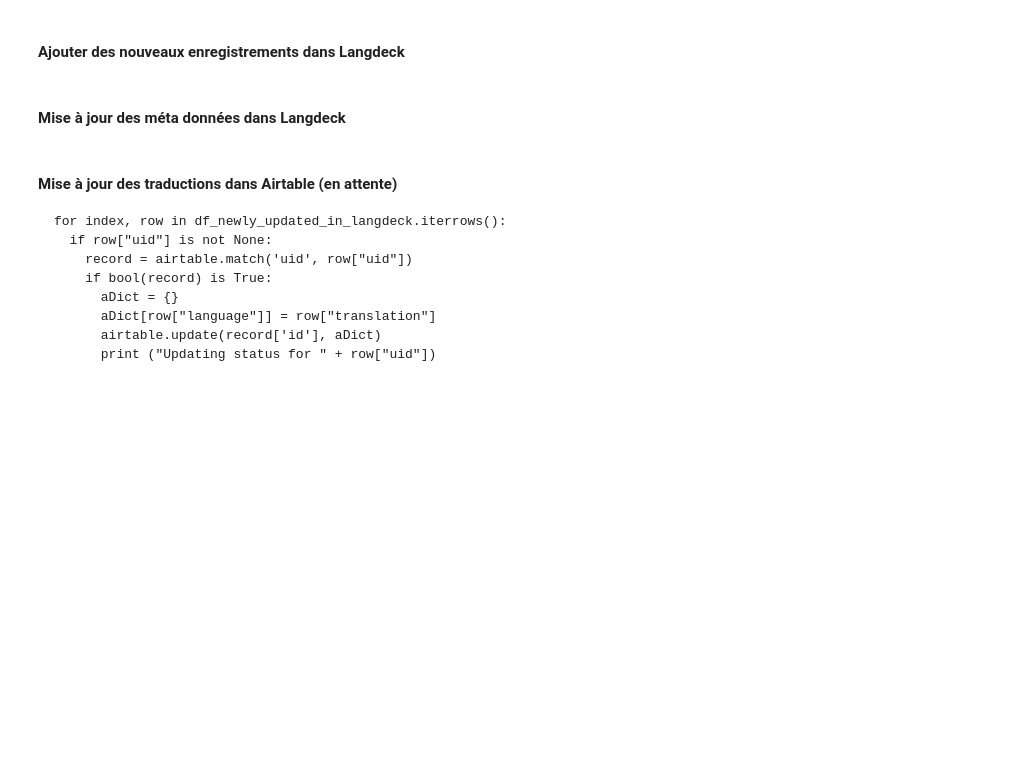
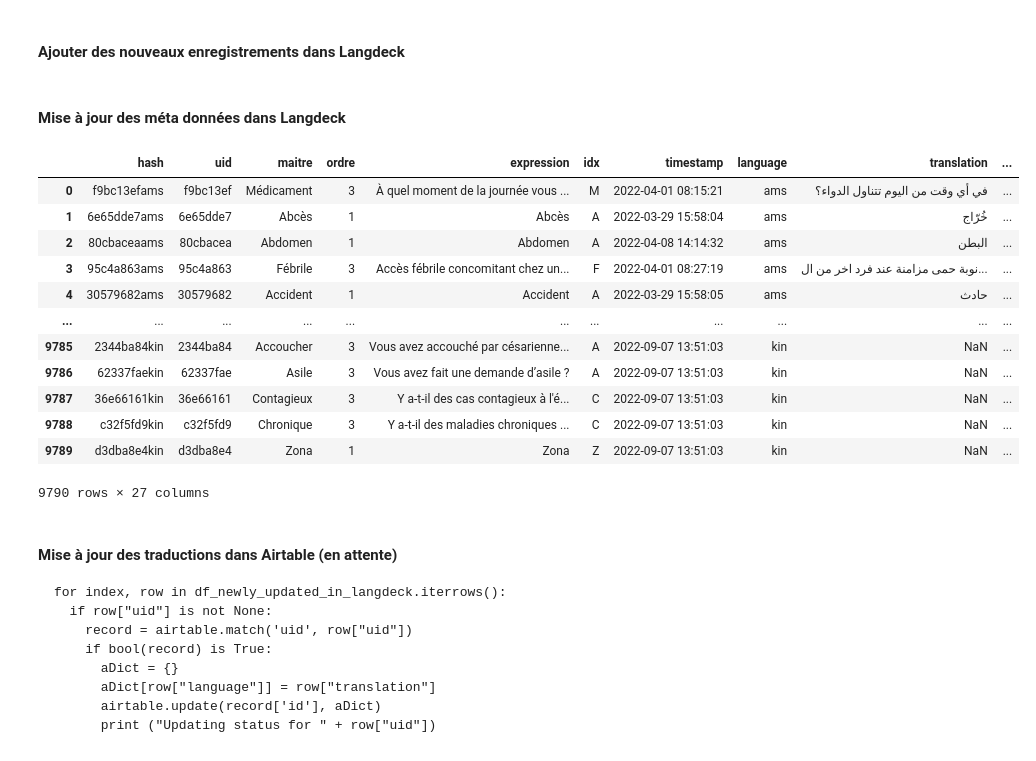
Before and after one commit to gretiere545/langdeck, a Jupyter notebook: langdeck_sync.ipynb, the cells around one changed output. Cells and saved outputs as stored; diff of their text form; code cells hidden in the pictures; blank space fills up the shorter version.

````diff
--- a/langdeck_sync.ipynb
+++ b/langdeck_sync.ipynb
@@ -87,7 +110,7 @@ dict_vendor =[
 
 dict_lang_vendor = [{"language":"ams", "iso-code":"ar", "vendor-code":["12"]},
             {"language":"rus", "iso-code":"ru", "vendor-code":["12","14"]},
-            {"language":"ukr", "iso-code":"uk", "vendor-code":["12"]},
+            {"language":"ukr", "iso-code":"uk", "vendor-code":["12","14"]},
             {"language":"rou", "iso-code":"ro", "vendor-code":["12","14"]},
             {"language":"alb", "iso-code":"sq", "vendor-code":["12"]},
             {"language":"eng", "iso-code":"en", "vendor-code":["12","14"]},
@@ -103,7 +126,11 @@ dict_lang_vendor = [{"language":"ams", "iso-code":"ar", "vendor-code":["12"]},
             {"language":"som", "iso-code":"so", "vendor-code":["12"]},
             {"language":"amh", "iso-code":"am", "vendor-code":["12"]},
             {"language":"all", "iso-code":"de", "vendor-code":["12","14"]},
-            {"language":"hun", "iso-code":"hu", "vendor-code":["12","14"]}]
+            {"language":"hun", "iso-code":"hu", "vendor-code":["12","14"]},
+            {"language":"por", "iso-code":"pt", "vendor-code":["12"]},
+            {"language":"aze", "iso-code":"az", "vendor-code":["12"]},
+            {"language":"kin", "iso-code":"rw", "vendor-code":["12"]},
+            {"language":"aze", "iso-code":"zh", "vendor-code":["12"]}]
 # %%
 from IPython.core.debugger import exception_colors
 def get_cc_config(f):
@@ -217,7 +244,13 @@ def compare_airtable_time(hash, time):
 def get_df_airtable_for_langdeck():
   df_vkat = airtable_fetch_all_records()
   df_temp = df_vkat.copy()
-  df_temp = df_temp[["uid","lemma","rank","vocabulary_unit","headword","pivot","pivot_en","alphabet","theme","timestamp","ams","eng","tur","rus","ukr","rou","hun","alb","geo","arm","dar","pst","prs","esp","pol","tig"]]
+  #df_temp = df_temp[["uid","lemma","rank","vocabulary_unit","headword","pivot","pivot_en","alphabet","theme","timestamp","ams","eng","tur","rus","ukr","rou","hun","alb","geo","arm","dar","pst","prs","esp","pol","tig"]]
+  df_temp = df_temp[["uid","lemma","rank","vocabulary_unit","headword","pivot","pivot_en","alphabet","theme","timestamp"]]
+  for iso in dict_lang_vendor:
+    df_temp[iso["language"]] = np.nan
+    print (iso["language"])
+
+
   #df_temp.rename(columns={"UID":"uid","Proposition":"expression","pivot_en":"pivot","idx_cor":"idx", "Maitre":"maitre","Ordre":"ordre","Thématique":"themes","lastModified":"timestamp"}, inplace=True)
   # https://stackoverflow.com/questions/28654047/convert-columns-into-rows-with-pandas
   df_airtable_for_langdeck = pd.melt(df_temp, id_vars=["uid", "lemma","rank","vocabulary_unit","headword","pivot","pivot_en","alphabet","timestamp","theme"],
@@ -293,16 +326,26 @@ def get_wikipedia(text, language):
   return r
 
 
-def get_larousse (text):
+def get_larousse_lst (text):
   from larousse_api import larousse
   d = larousse.get_definitions(text)
+  '''
   r = ""
   for i in d:
     i = i.replace("\t", "")
     i = i.replace(":\n", ": ")
-    '''
     r = re.compile(r'^\n')
     i = r.sub("",i)
-    '''
     r += str(i)
+  '''
   return d
+
+def get_larousse (text):
+  from larousse_api import larousse
+  vk = larousse.get_definitions(text)
+  s = ""
+  for i in vk:
+    s += i
+  if s == "":
+    s = "à renseigner"
+  return s
@@ -413,6 +463,22 @@ def f_upload_meta(hash):
   return pd.Series([r1, r2, r3, r4, r5, r6, r7, r8, r9])
 # %%
 df_langdeck[["theme_1","theme_2","theme_3","maitre","ordre","expression","idx","translation_pivot_fr","translation_pivot_en"]] = df_langdeck["hash"].apply(lambda x:f_upload_meta(x))
+# %%
+df_langdeck
+# %% [output]
+|  | hash | uid | maitre | ordre | expression | idx | timestamp | language | translation | ... |
+| 0 | f9bc13efams | f9bc13ef | Médicament | 3 | À quel moment de la journée vous ... | M | 2022-04-01 08:15:21 | ams | في أي وقت من اليوم تتناول الدواء؟ | ... |
+| 1 | 6e65dde7ams | 6e65dde7 | Abcès | 1 | Abcès | A | 2022-03-29 15:58:04 | ams | خُرّاج | ... |
+| 2 | 80cbaceaams | 80cbacea | Abdomen | 1 | Abdomen | A | 2022-04-08 14:14:32 | ams | البطن | ... |
+| 3 | 95c4a863ams | 95c4a863 | Fébrile | 3 | Accès fébrile concomitant chez un... | F | 2022-04-01 08:27:19 | ams | نوبة حمى مزامنة عند فرد اخر من ال... | ... |
+| 4 | 30579682ams | 30579682 | Accident | 1 | Accident | A | 2022-03-29 15:58:05 | ams | حادث | ... |
+| ... | ... | ... | ... | ... | ... | ... | ... | ... | ... | ... |
+| 9785 | 2344ba84kin | 2344ba84 | Accoucher | 3 | Vous avez accouché par césarienne... | A | 2022-09-07 13:51:03 | kin | NaN | ... |
+| 9786 | 62337faekin | 62337fae | Asile | 3 | Vous avez fait une demande d’asile ? | A | 2022-09-07 13:51:03 | kin | NaN | ... |
+| 9787 | 36e66161kin | 36e66161 | Contagieux | 3 | Y a-t-il des cas contagieux à l'é... | C | 2022-09-07 13:51:03 | kin | NaN | ... |
+| 9788 | c32f5fd9kin | c32f5fd9 | Chronique | 3 | Y a-t-il des maladies chroniques ... | C | 2022-09-07 13:51:03 | kin | NaN | ... |
+| 9789 | d3dba8e4kin | d3dba8e4 | Zona | 1 | Zona | Z | 2022-09-07 13:51:03 | kin | NaN | ... |
+9790 rows × 27 columns
 # %% [markdown]
 #### Mise à jour des traductions dans Airtable (en attente)
 ```
````
Also changed, not shown: parts of 55 cells of this notebook.
